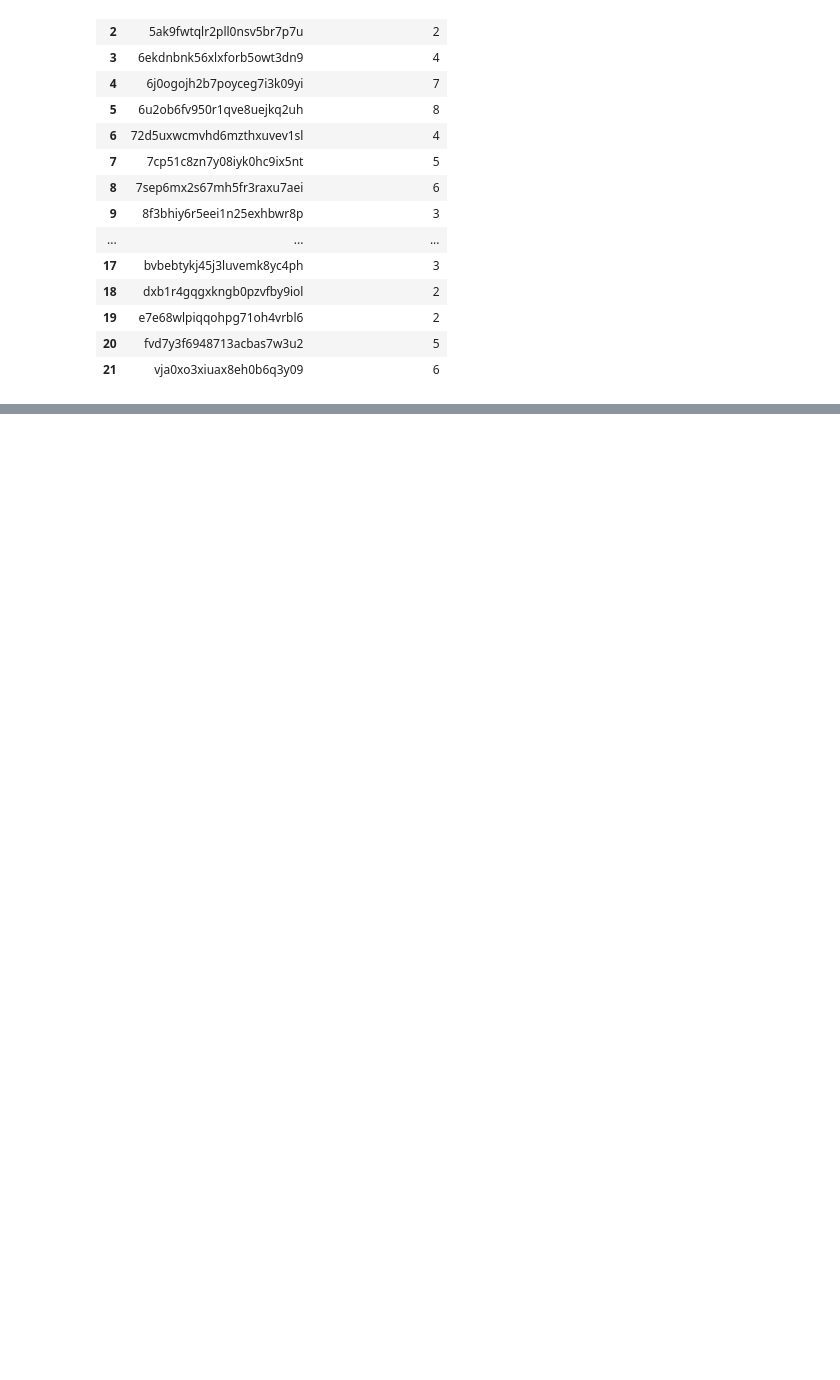
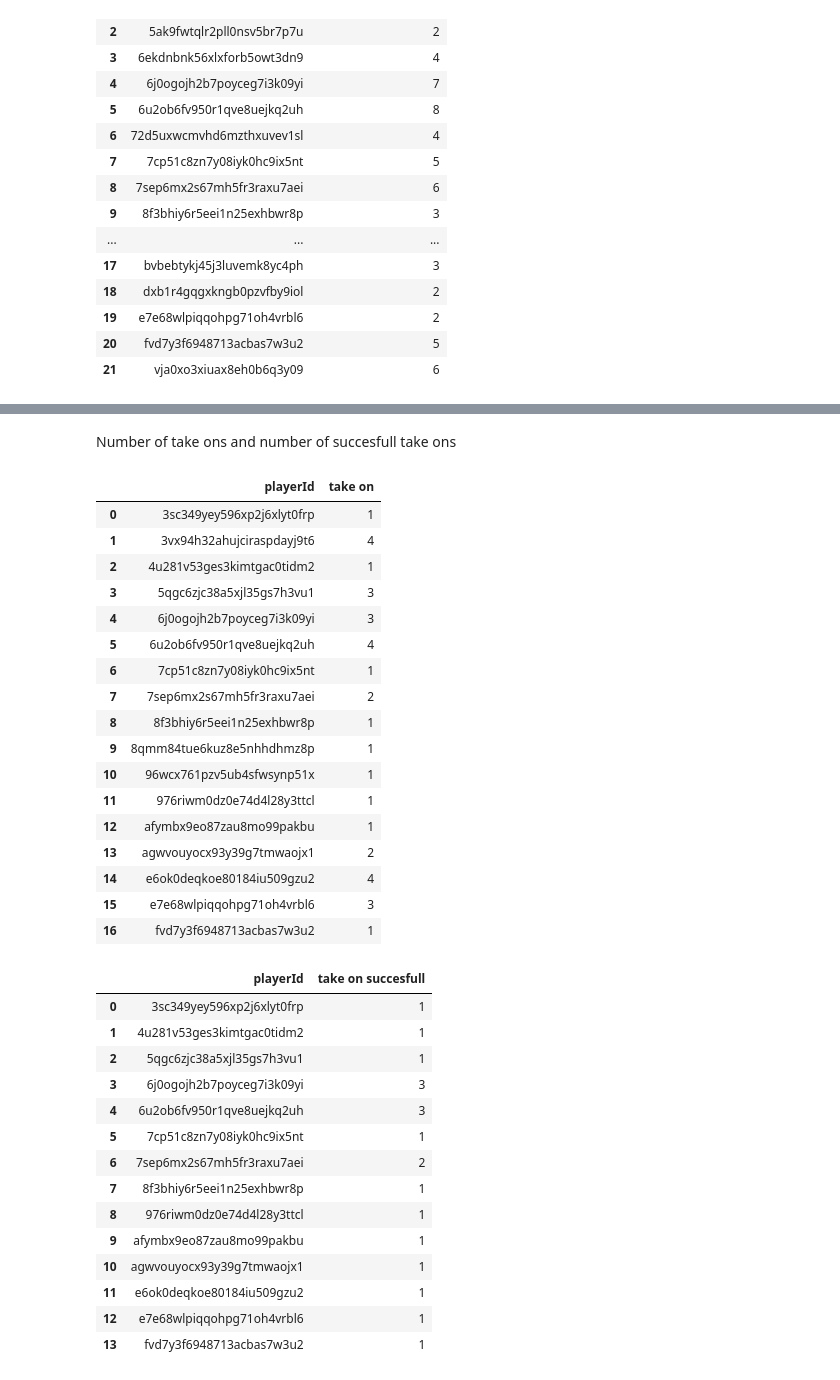
Before and after one commit to GabrielGausachs/OptaChallenge_Clustering_Player_Styles, a Jupyter notebook: utils/metrics.ipynb, the cells around one changed output, grey strips where cells are left out. Cells and saved outputs as stored; diff of their text form; code cells hidden in the pictures; blank space fills up the shorter version.

```diff
--- a/utils/metrics.ipynb
+++ b/utils/metrics.ipynb
@@ -380,0 +412,42 @@ array(['Period start', 'Pass', 'Take On', 'Challenge', 'Blocked Pass',
+# %% [markdown]
+Number of take ons and number of succesfull take ons
+# %%
+df_events[df_events['event_description']=='Take On']['outcome'].value_counts()
+display(df_events[df_events['event_description']=='Take On'].groupby('playerId').size().reset_index(name='take on'))
+
+condition = (df_events['event_description'] == 'Take On') & (df_events['outcome'] == 1)
+display(df_events[condition].groupby('playerId').size().reset_index(name='take on succesfull'))
+# %% [output]
+|  | playerId | take on |
+| 0 | 3sc349yey596xp2j6xlyt0frp | 1 |
+| 1 | 3vx94h32ahujciraspdayj9t6 | 4 |
+| 2 | 4u281v53ges3kimtgac0tidm2 | 1 |
+| 3 | 5qgc6zjc38a5xjl35gs7h3vu1 | 3 |
+| 4 | 6j0ogojh2b7poyceg7i3k09yi | 3 |
+| 5 | 6u2ob6fv950r1qve8uejkq2uh | 4 |
+| 6 | 7cp51c8zn7y08iyk0hc9ix5nt | 1 |
+| 7 | 7sep6mx2s67mh5fr3raxu7aei | 2 |
+| 8 | 8f3bhiy6r5eei1n25exhbwr8p | 1 |
+| 9 | 8qmm84tue6kuz8e5nhhdhmz8p | 1 |
+| 10 | 96wcx761pzv5ub4sfwsynp51x | 1 |
+| 11 | 976riwm0dz0e74d4l28y3ttcl | 1 |
+| 12 | afymbx9eo87zau8mo99pakbu | 1 |
+| 13 | agwvouyocx93y39g7tmwaojx1 | 2 |
+| 14 | e6ok0deqkoe80184iu509gzu2 | 4 |
+| 15 | e7e68wlpiqqohpg71oh4vrbl6 | 3 |
+| 16 | fvd7y3f6948713acbas7w3u2 | 1 |
+|  | playerId | take on succesfull |
+| 0 | 3sc349yey596xp2j6xlyt0frp | 1 |
+| 1 | 4u281v53ges3kimtgac0tidm2 | 1 |
+| 2 | 5qgc6zjc38a5xjl35gs7h3vu1 | 1 |
+| 3 | 6j0ogojh2b7poyceg7i3k09yi | 3 |
+| 4 | 6u2ob6fv950r1qve8uejkq2uh | 3 |
+| 5 | 7cp51c8zn7y08iyk0hc9ix5nt | 1 |
+| 6 | 7sep6mx2s67mh5fr3raxu7aei | 2 |
+| 7 | 8f3bhiy6r5eei1n25exhbwr8p | 1 |
+| 8 | 976riwm0dz0e74d4l28y3ttcl | 1 |
+| 9 | afymbx9eo87zau8mo99pakbu | 1 |
+| 10 | agwvouyocx93y39g7tmwaojx1 | 1 |
+| 11 | e6ok0deqkoe80184iu509gzu2 | 1 |
+| 12 | e7e68wlpiqqohpg71oh4vrbl6 | 1 |
+| 13 | fvd7y3f6948713acbas7w3u2 | 1 |
```
Also changed, not shown: parts of 10 cells of this notebook, 1 other file.
